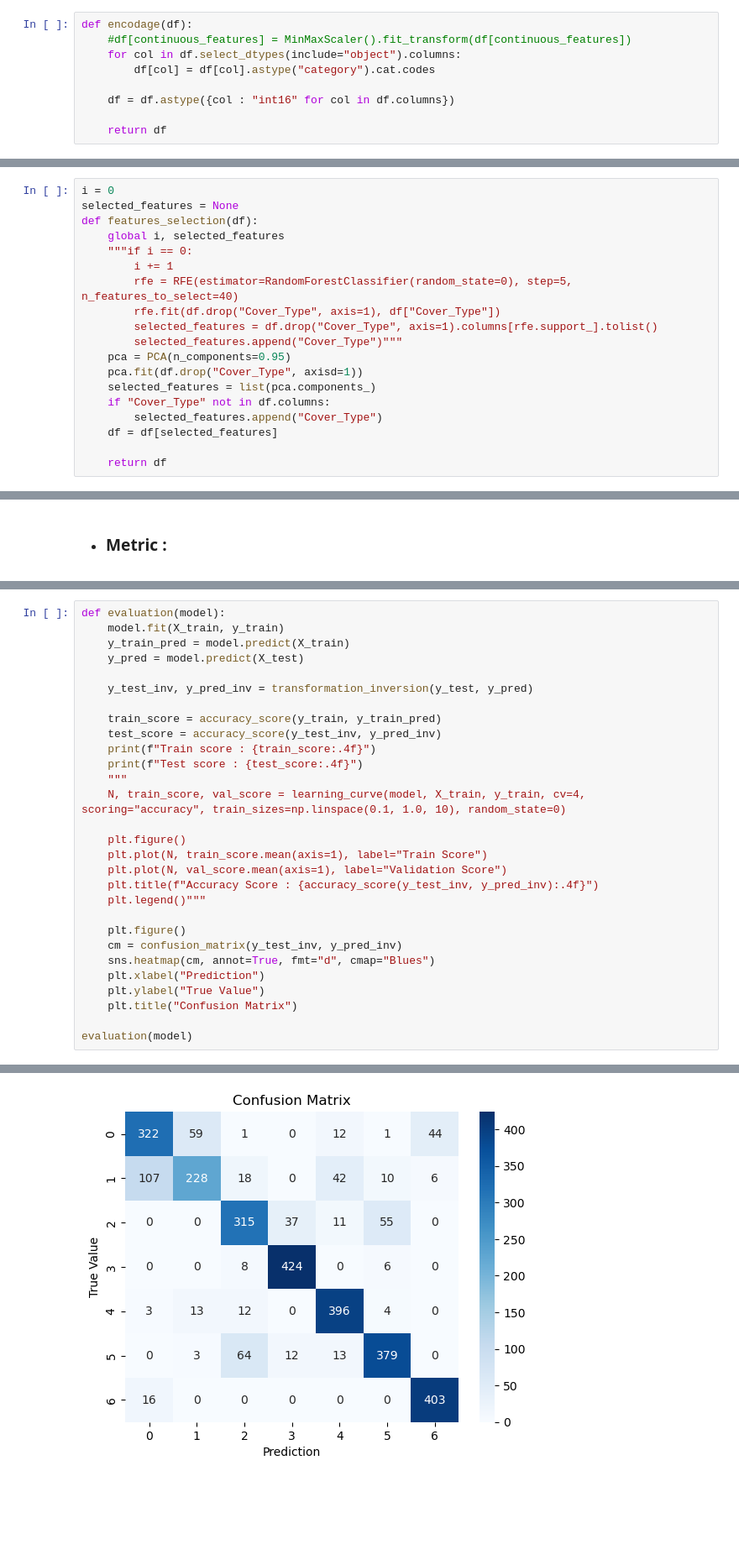
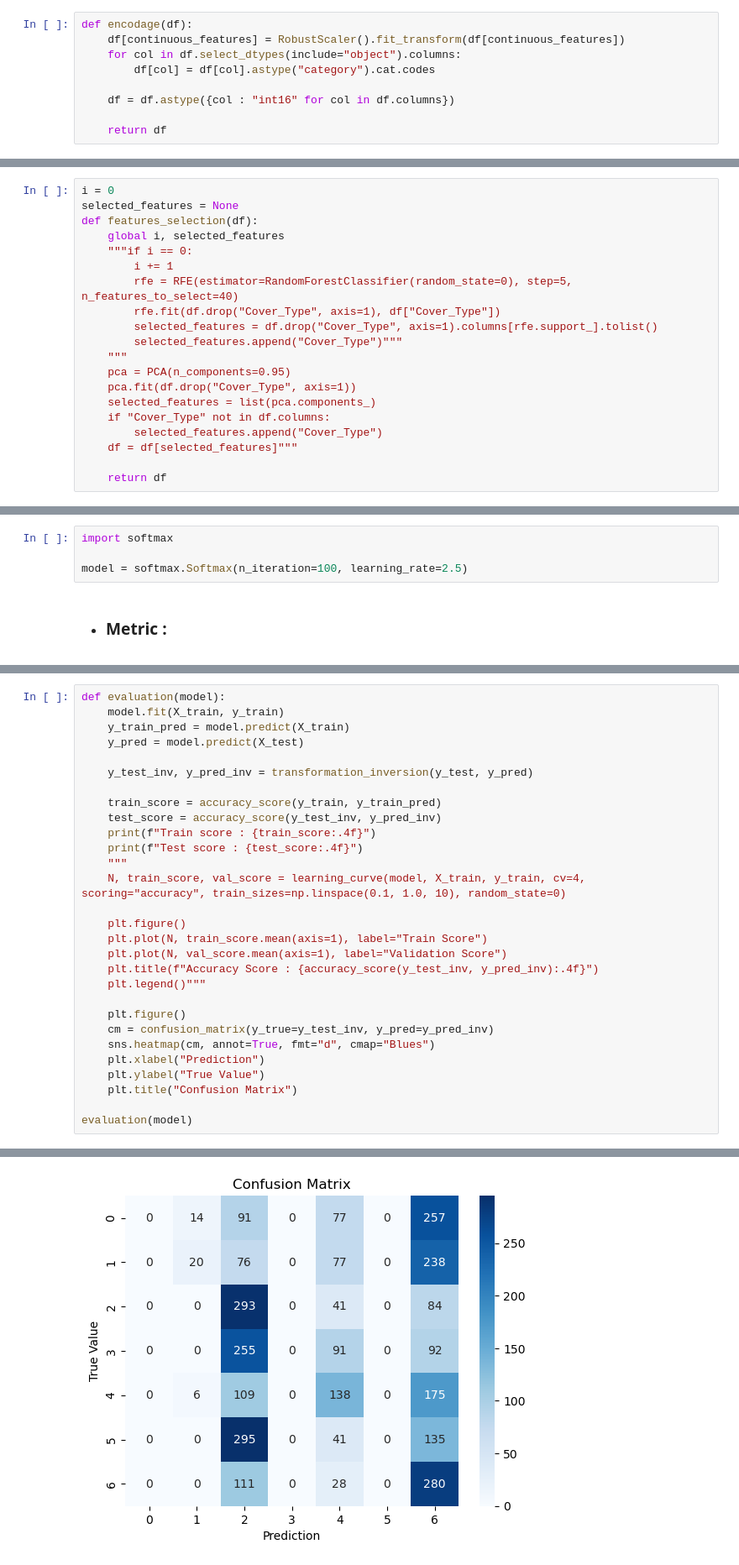
Before and after one commit to Chriishero/Programmation, a Jupyter notebook: Python/Intelligence Artificielle/Projet/Forest Cover Type Prediction (Kaggle)/preprocessing-model.ipynb, the cells around one changed output, grey strips where cells are left out. Shown at 84% size. Cells and saved outputs as stored; diff of their text form; blank space fills up the shorter version.

Commit message:
Régression Softmax sur Forest Cover Type en Python
- mis au propre du code de la régression softmax (avec POO)
- utilisé sur Forest Cover Type

```diff
--- a/Python/Intelligence Artificielle/Projet/Forest Cover Type Prediction (Kaggle)/preprocessing-model.ipynb
+++ b/Python/Intelligence Artificielle/Projet/Forest Cover Type Prediction (Kaggle)/preprocessing-model.ipynb
@@ -85,7 +85,7 @@ def feature_engineering(df):
 - ### Encodage :
 # %%
 def encodage(df):
-    #df[continuous_features] = MinMaxScaler().fit_transform(df[continuous_features])
+    df[continuous_features] = RobustScaler().fit_transform(df[continuous_features])
     for col in df.select_dtypes(include="object").columns:
         df[col] = df[col].astype("category").cat.codes
 
@@ -106,12 +106,13 @@ def features_selection(df):
         rfe.fit(df.drop("Cover_Type", axis=1), df["Cover_Type"])
         selected_features = df.drop("Cover_Type", axis=1).columns[rfe.support_].tolist()
         selected_features.append("Cover_Type")"""
+    """
     pca = PCA(n_components=0.95)
-    pca.fit(df.drop("Cover_Type", axisd=1))
+    pca.fit(df.drop("Cover_Type", axis=1))
     selected_features = list(pca.components_)
     if "Cover_Type" not in df.columns:
         selected_features.append("Cover_Type")
-    df = df[selected_features]
+    df = df[selected_features]"""
 
     return df
 # %% [markdown]
@@ -242,6 +244,10 @@ max_depth, min_weight_fraction_leaf, max_leaf_nodes, min_impurity_decrease, min_
 """
 # %% [output]
 '\nOverfitting : \nmax_depth, min_weight_fraction_leaf, max_leaf_nodes, min_impurity_decrease, min_split_gain\n'
+# %%
+import softmax
+
+model = softmax.Softmax(n_iteration=100, learning_rate=2.5)
 # %% [markdown]
 - ### Metric :
 # %% [markdown]
@@ -281,7 +287,7 @@ def evaluation(model):
     plt.legend()"""
 
     plt.figure()
-    cm = confusion_matrix(y_test_inv, y_pred_inv)
+    cm = confusion_matrix(y_true=y_test_inv, y_pred=y_pred_inv)
     sns.heatmap(cm, annot=True, fmt="d", cmap="Blues")
     plt.xlabel("Prediction")
     plt.ylabel("True Value")
@@ -294 +300 @@ Test score : 0.8158
-[figure, old version]
+[figure, new version]
```
Also changed, not shown: parts of 2 cells of this notebook, 3 other files.
